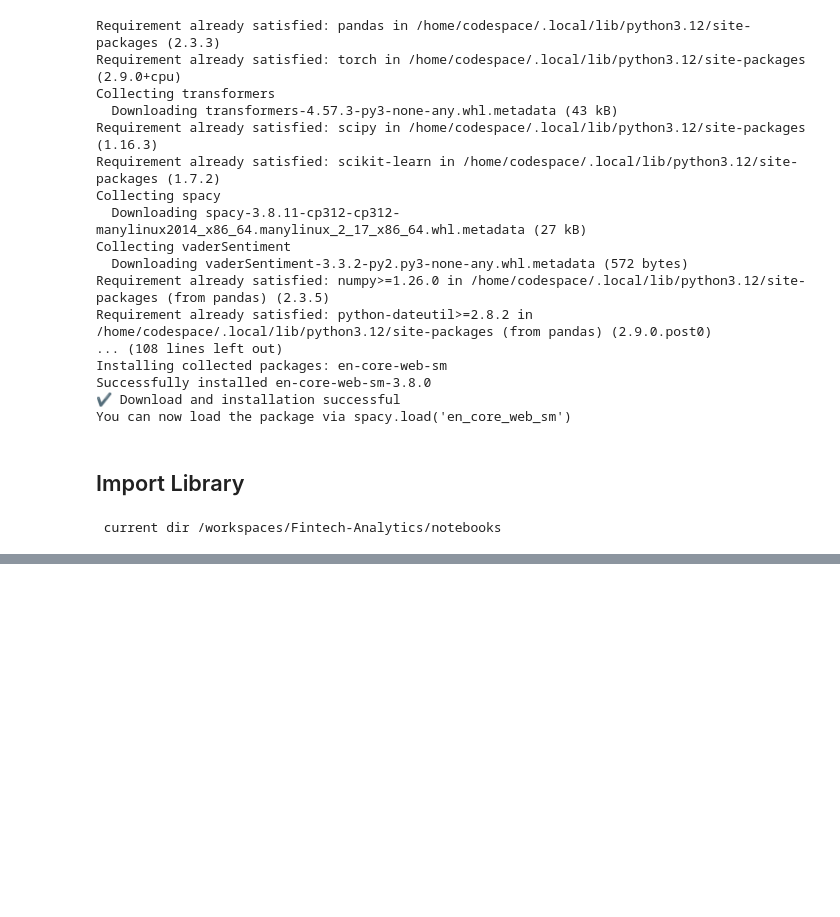
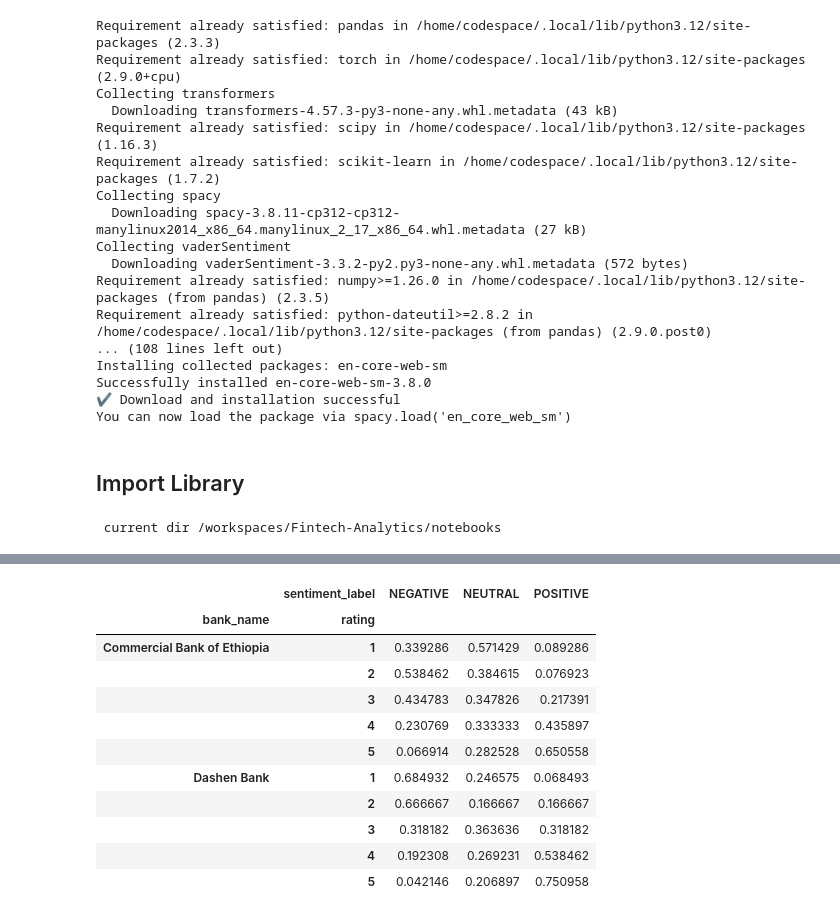
Before and after one commit to Helina-Yilma/Fintech-Analytics, a Jupyter notebook: notebooks/sentiment_thematic_analysis.ipynb, the cells around one changed output, grey strips where cells are left out. Drawn from its saved outputs; the diff is of its cells as text; code cells hidden in the pictures; blank space fills up the shorter version.

```diff
--- a/notebooks/sentiment_thematic_analysis.ipynb
+++ b/notebooks/sentiment_thematic_analysis.ipynb
@@ -44,0 +68,34 @@ df.head()
+# %%
+# Initialize Models
+bert_pipeline = pipeline("sentiment-analysis", model="distilbert-base-uncased-finetuned-sst-2-english")
+vader_analyzer = SentimentIntensityAnalyzer()
+
+def get_hybrid_sentiment(text):
+    # Truncate text to 512 tokens to prevent BERT errors
+    text_sample = text[:512]
+
+    # 1. Get VADER scores first (Good for neutrality)
+    vader_scores = vader_analyzer.polarity_scores(text_sample)
+
+    # If VADER compound score is clearly Neutral (-0.05 to 0.05), return Neutral
+    if -0.05 <= vader_scores['compound'] <= 0.05:
+        return "NEUTRAL", 0.0
+
+    # 2. If not neutral, use BERT for high-quality binary classification
+    try:
+        bert_result = bert_pipeline(text_sample)[0]
+
+        label = bert_result['label'] # 'POSITIVE' or 'NEGATIVE'
+        score = bert_result['score']
+        return label, score
+    except:
+        return "NEUTRAL", 0.0
+
+# Apply to DataFrame (This may take time depending on dataset size
+print("Running Sentiment Analysis...")
+df[['sentiment_label', 'sentiment_score']] = df['review_text'].apply(lambda x: pd.Series(get_hybrid_sentiment(str(x))))
+
+# --- AGGREGATION ---
+print("\nAggregate Sentiment by Bank and Rating:")
+agg_df = df.groupby(['bank_name', 'rating'])['sentiment_label'].value_counts(normalize=True).unstack()
+print(agg_df.head())
@@ -44,0 +114,15 @@ df.head()
+# %%
+agg_df.tail(10)
+# %% [output]
+|  | sentiment_label | NEGATIVE | NEUTRAL | POSITIVE |
+| bank_name | rating |  |  |  |
+| Commercial Bank of Ethiopia | 1 | 0.339286 | 0.571429 | 0.089286 |
+|  | 2 | 0.538462 | 0.384615 | 0.076923 |
+|  | 3 | 0.434783 | 0.347826 | 0.217391 |
+|  | 4 | 0.230769 | 0.333333 | 0.435897 |
+|  | 5 | 0.066914 | 0.282528 | 0.650558 |
+| Dashen Bank | 1 | 0.684932 | 0.246575 | 0.068493 |
+|  | 2 | 0.666667 | 0.166667 | 0.166667 |
+|  | 3 | 0.318182 | 0.363636 | 0.318182 |
+|  | 4 | 0.192308 | 0.269231 | 0.538462 |
+|  | 5 | 0.042146 | 0.206897 | 0.750958 |
```
Also changed, not shown: parts of 4 cells of this notebook.
